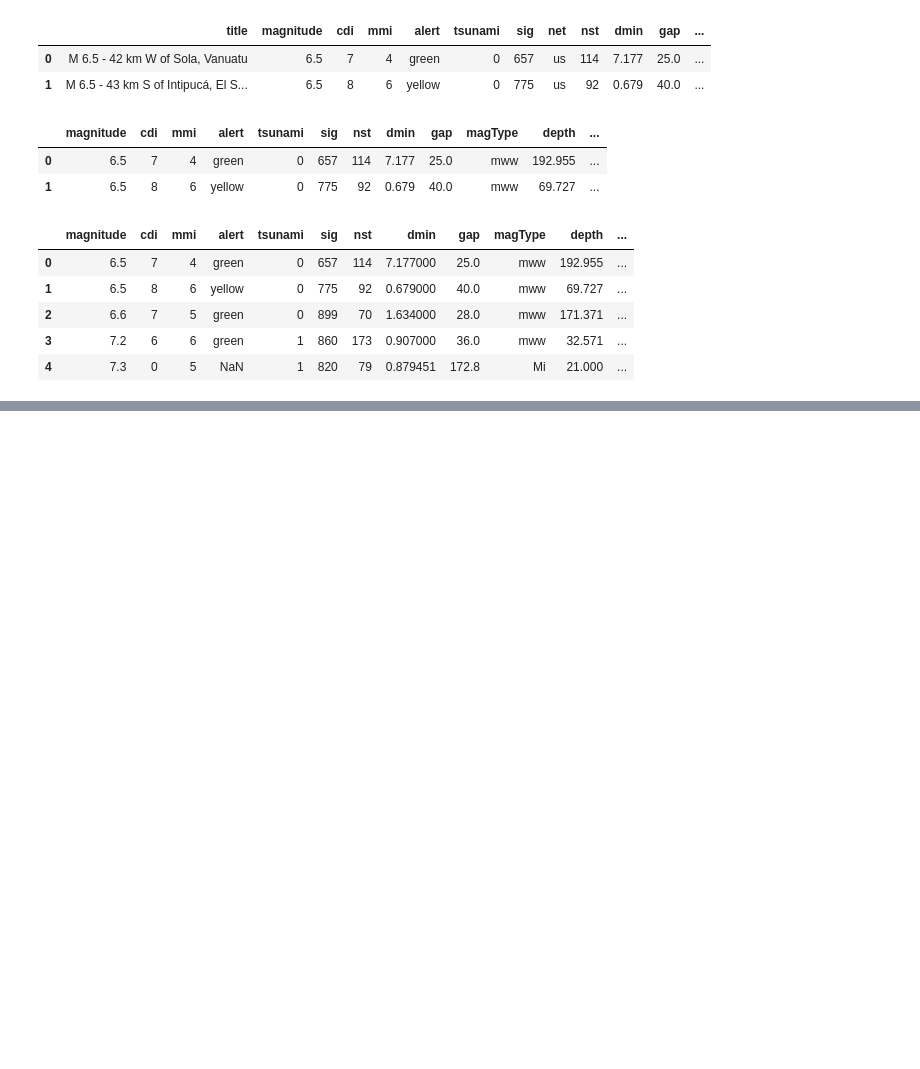
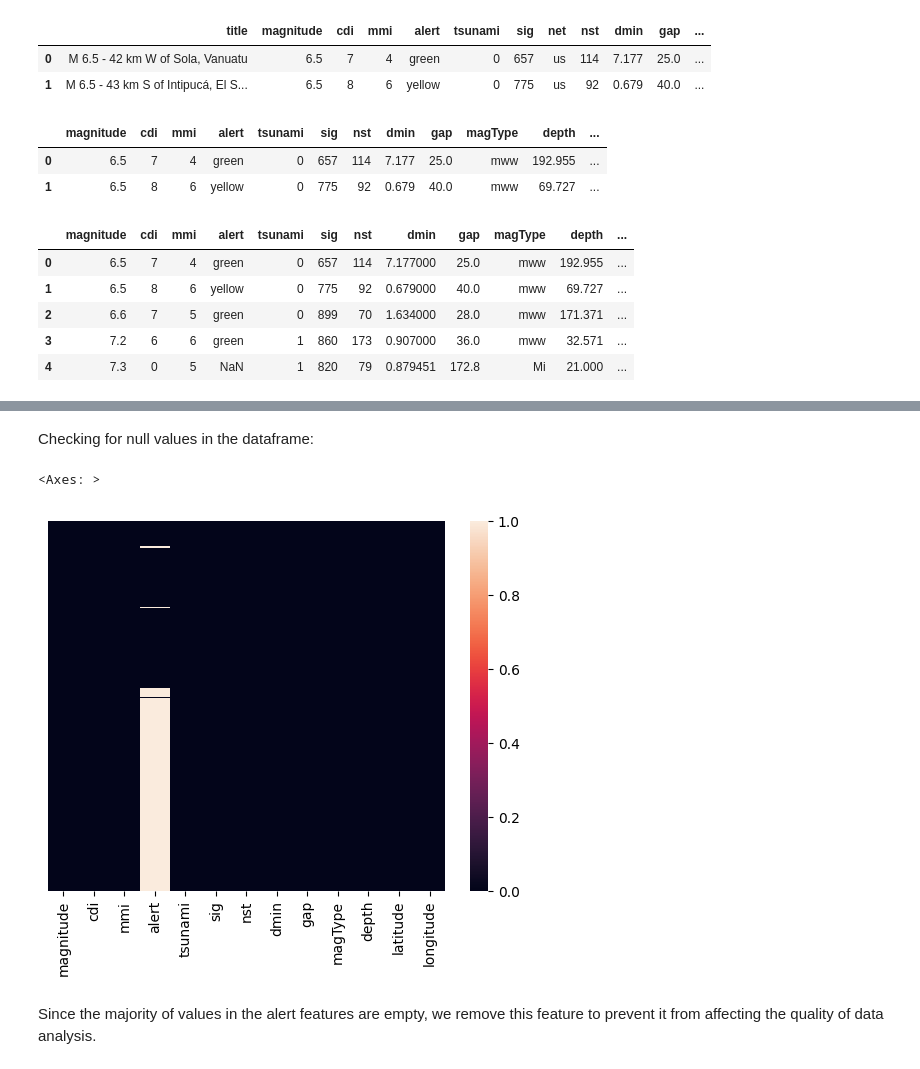
Before and after one commit to Alcatraz312/earthquake-prediction, a Jupyter notebook: src/main.ipynb, the cells around one changed output, grey strips where cells are left out. Drawn from its saved outputs; the diff is of its cells as text; code cells hidden in the pictures; blank space fills up the shorter version.

```diff
--- a/src/main.ipynb
+++ b/src/main.ipynb
@@ -123,0 +147,9 @@ df_1.head()
+# %% [markdown]
+Checking for null values in the dataframe:
+# %%
+sns.heatmap(df_1.isnull(), yticklabels= False)
+# %% [output]
+<Axes: >
+[figure, added]
+# %% [markdown]
+Since the majority of values in the alert features are empty, we remove this feature to prevent it from affecting the quality of data analysis.
```
Also changed, not shown: parts of 8 cells of this notebook.
